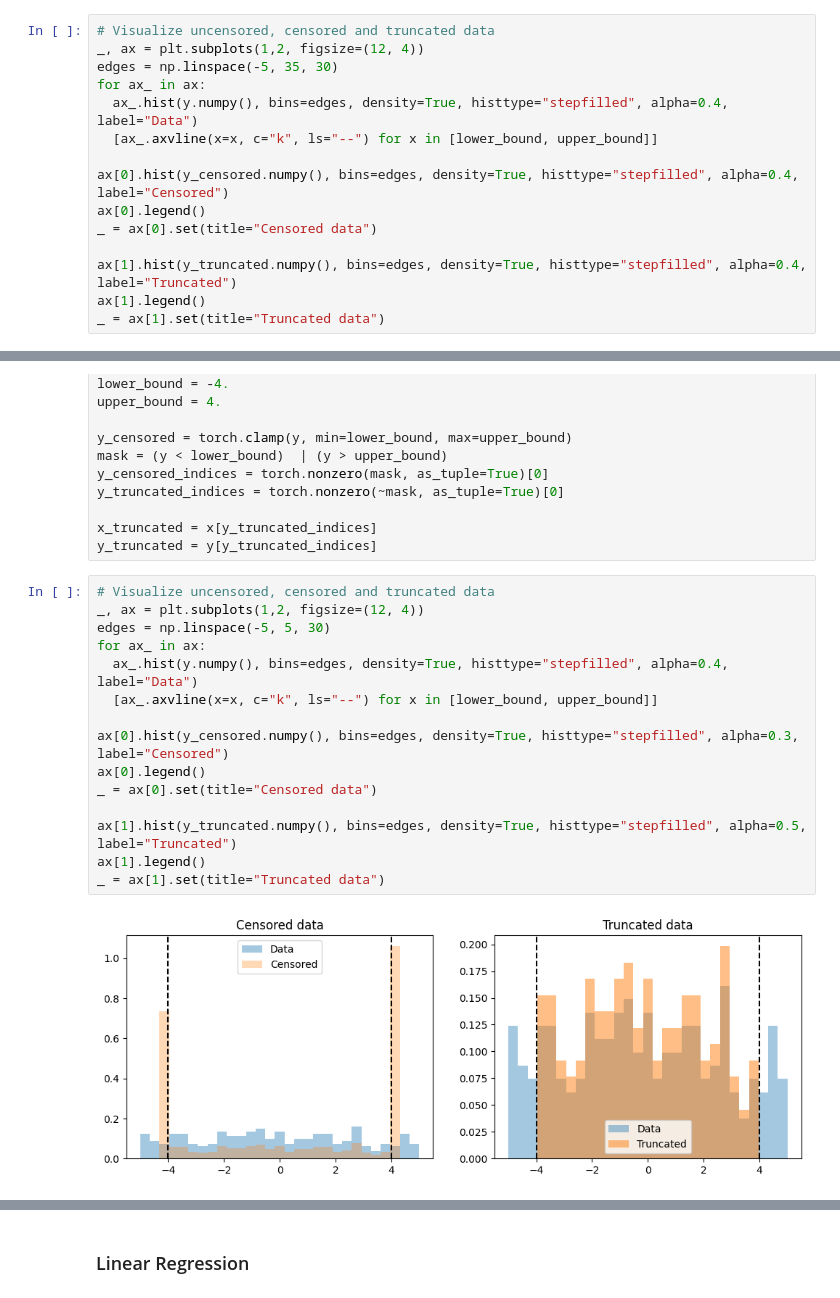
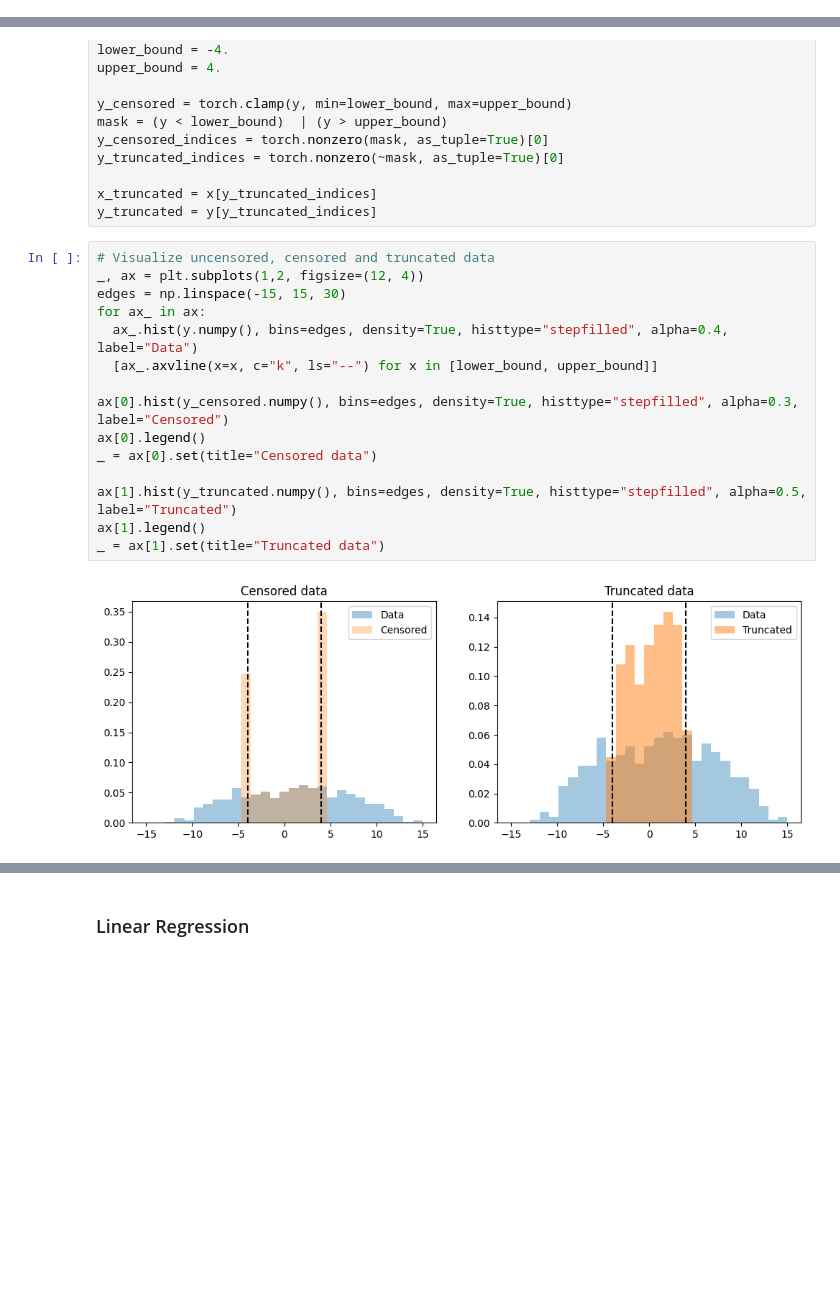
Before and after one commit to AndreaKarlova/censored_regressors, a Jupyter notebook: notebooks/0_Pyro_CensoredRegression.ipynb, the cells around one changed output, grey strips where cells are left out. Cells and saved outputs as stored; diff of their text form; blank space fills up the shorter version.

```diff
--- a/notebooks/0_Pyro_CensoredRegression.ipynb
+++ b/notebooks/0_Pyro_CensoredRegression.ipynb
@@ -86,15 +34,0 @@ y_truncated = y[y_truncated_indices]
-# %%
-# Visualize uncensored, censored and truncated data
-_, ax = plt.subplots(1,2, figsize=(12, 4))
-edges = np.linspace(-5, 35, 30)
-for ax_ in ax:
-  ax_.hist(y.numpy(), bins=edges, density=True, histtype="stepfilled", alpha=0.4, label="Data")
-  [ax_.axvline(x=x, c="k", ls="--") for x in [lower_bound, upper_bound]]
-
-ax[0].hist(y_censored.numpy(), bins=edges, density=True, histtype="stepfilled", alpha=0.4, label="Censored")
-ax[0].legend()
-_ = ax[0].set(title="Censored data")
-
-ax[1].hist(y_truncated.numpy(), bins=edges, density=True, histtype="stepfilled", alpha=0.4, label="Truncated")
-ax[1].legend()
-_ = ax[1].set(title="Truncated data")
@@ -159,20 +69,20 @@ y_truncated = y[y_truncated_indices]
 # %%
 # Visualize uncensored, censored and truncated data
 _, ax = plt.subplots(1,2, figsize=(12, 4))
-edges = np.linspace(-5, 5, 30)
+edges = np.linspace(-15, 15, 30)
 for ax_ in ax:
   ax_.hist(y.numpy(), bins=edges, density=True, histtype="stepfilled", alpha=0.4, label="Data")
   [ax_.axvline(x=x, c="k", ls="--") for x in [lower_bound, upper_bound]]
 
 ax[0].hist(y_censored.numpy(), bins=edges, density=True, histtype="stepfilled", alpha=0.3, label="Censored")
 ax[0].legend()
 _ = ax[0].set(title="Censored data")
 
 ax[1].hist(y_truncated.numpy(), bins=edges, density=True, histtype="stepfilled", alpha=0.5, label="Truncated")
 ax[1].legend()
 _ = ax[1].set(title="Truncated data")
 # %% [output]
-[figure, old version]
+[figure, new version]
 # %%
 fig, ax = plt.subplots(1, 2, figsize=(12, 4))
 
```
Also changed, not shown: parts of 39 cells of this notebook, 1 other file.
